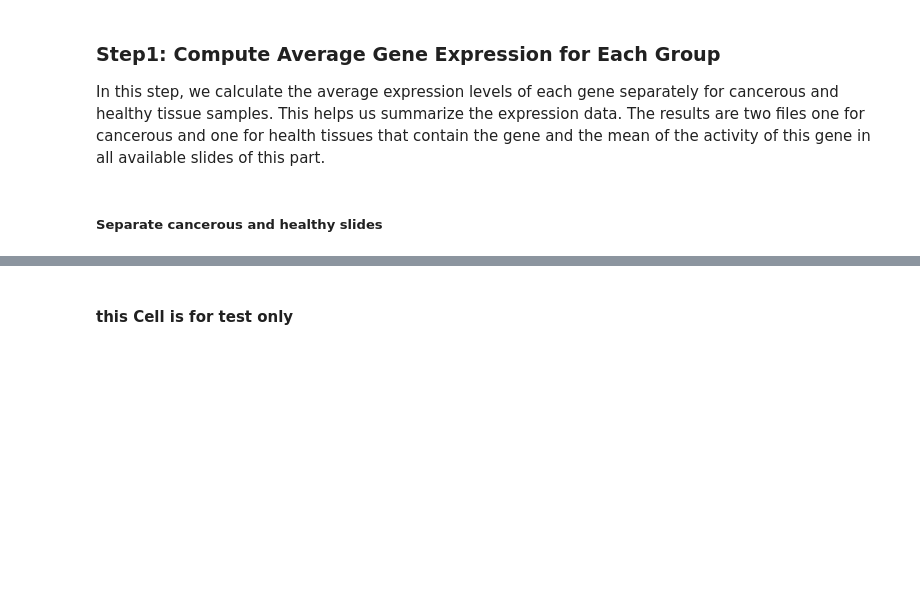
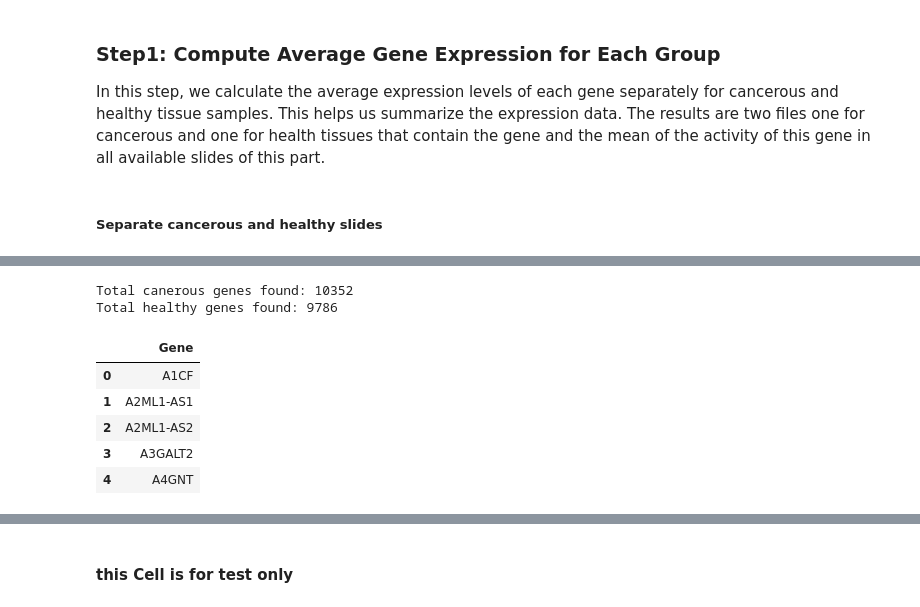
Before and after one commit to amrorabea/TissueInsight, a Jupyter notebook: notebooks/GeneVisualization.ipynb, the cells around one changed output, grey strips where cells are left out. Drawn from its saved outputs; the diff is of its cells as text; code cells hidden in the pictures; blank space fills up the shorter version.

```diff
--- a/notebooks/GeneVisualization.ipynb
+++ b/notebooks/GeneVisualization.ipynb
@@ -305,0 +403,36 @@ healthy_slides = brain_slides[brain_slides["involve_cancer"] == False]["slide"]
+# %%
+# Convert expression to binary presence (1 = present, 0 = absent)
+cancerous_presence = (cancerous_per_slide > 0).astype(int)
+healthy_presence=(healthy_per_slide > 0).astype(int)
+# Count how many cancerous slides each gene appears in
+cancerous_presence_count = cancerous_presence.sum(axis=1)
+healthy_presence_count=healthy_presence.sum(axis=1)
+# print(cancerous_presence_count["AAED1"])
+# Calculate presence percentage across cancerous slides
+cancerous_percentage = cancerous_presence_count / cancerous_per_slide.shape[1]
+healthy_percentage=healthy_presence_count / healthy_per_slide.shape[1]
+# print(cancerous_percentage)
+# Select genes appearing in at least 30% of cancerous slides
+selected_canerous_genes = cancerous_percentage[cancerous_percentage == 0.0].index
+selected_healthy_genes = healthy_percentage[healthy_percentage == 0.0].index
+
+# Store in a DataFrame
+selected_canerous_genes_df = pd.DataFrame(selected_canerous_genes, columns=["Gene"])
+selected_healthy_genes_df = pd.DataFrame(selected_healthy_genes, columns=["Gene"])
+
+# Save to CSV (optional)
+# selected_genes_df.to_csv(f"{output_dir}/selected_cancer_genes.csv", index=False)
+
+# Display result
+print(f"Total canerous genes found: {len(selected_canerous_genes_df)}")
+print(f"Total healthy genes found: {len(selected_healthy_genes_df)}")
+selected_canerous_genes_df.head()
+# %% [output]
+Total canerous genes found: 10352
+Total healthy genes found: 9786
+|  | Gene |
+| 0 | A1CF |
+| 1 | A2ML1-AS1 |
+| 2 | A2ML1-AS2 |
+| 3 | A3GALT2 |
+| 4 | A4GNT |
```
Also changed, not shown: parts of 17 cells of this notebook.
